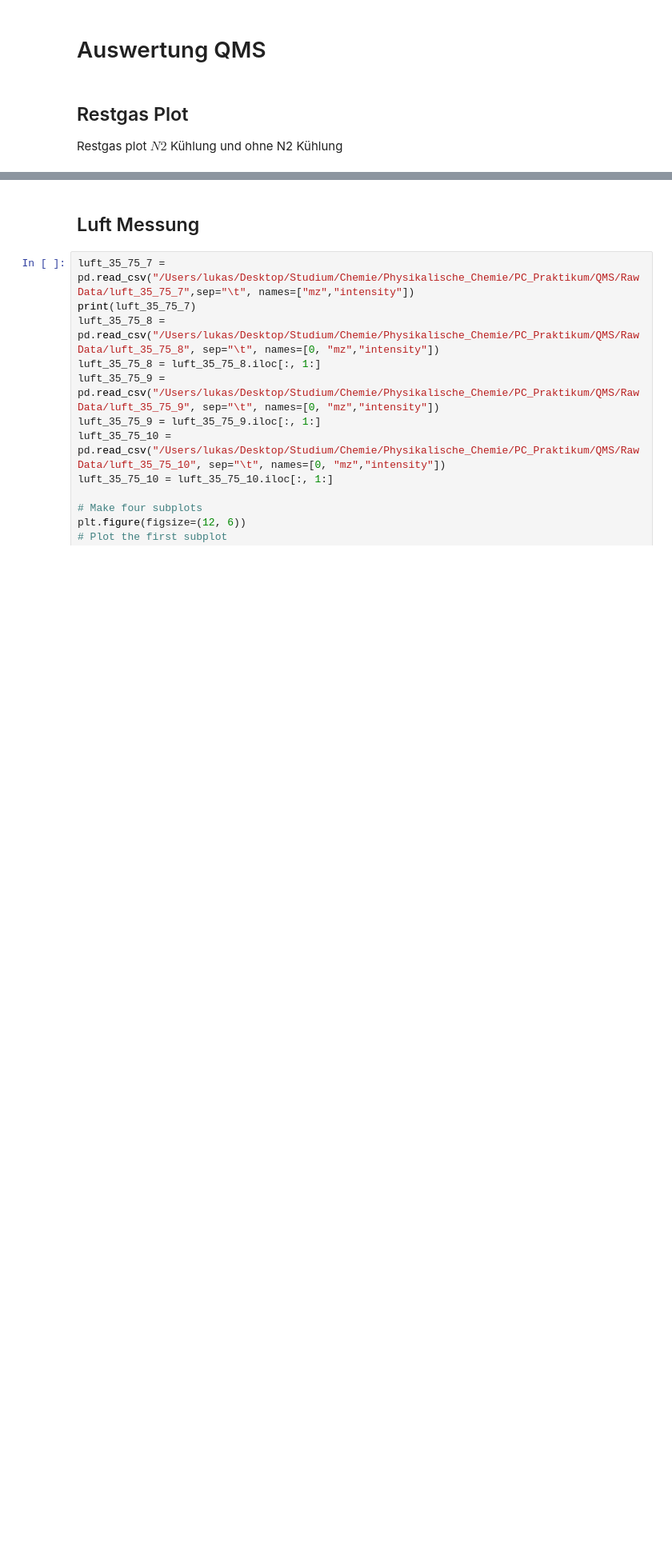
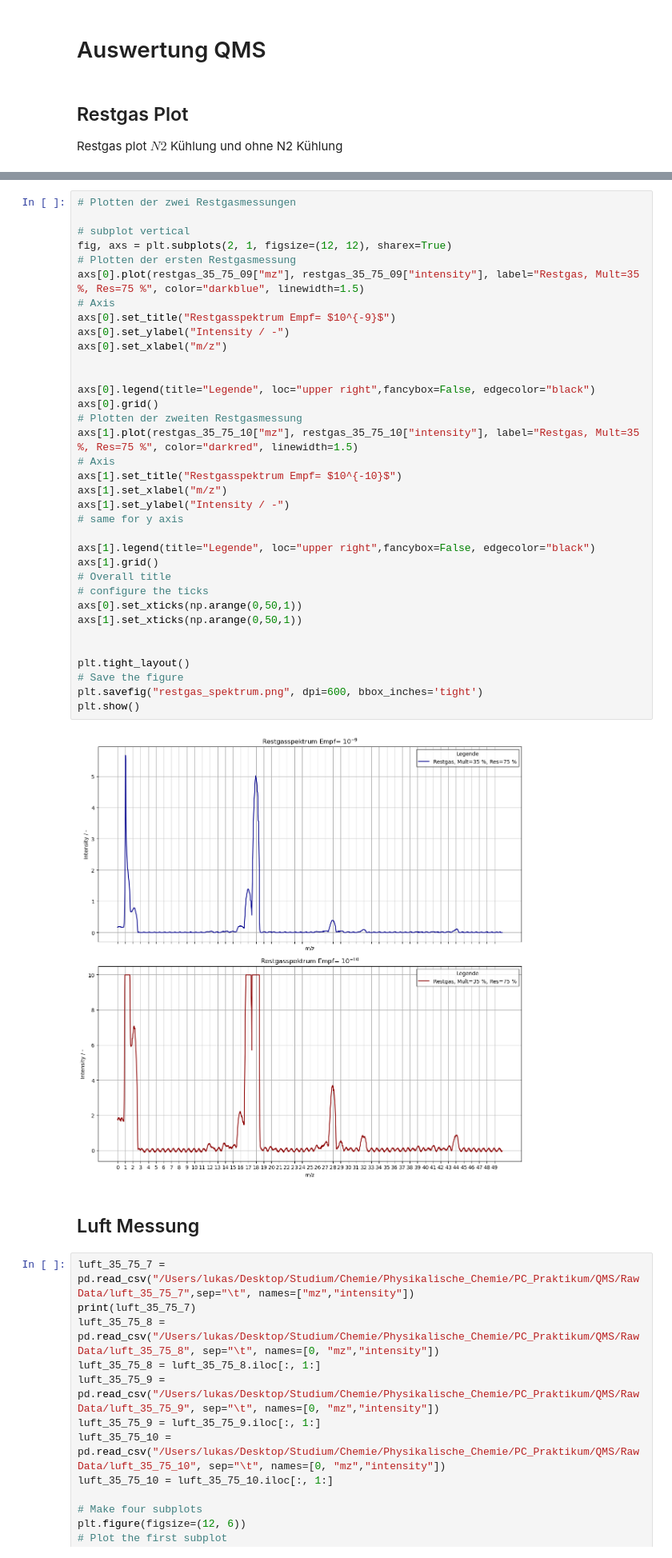
Before and after one commit to LukasMeinschad/Studium, a Jupyter notebook: Chemie/Physikalische_Chemie/PC_Praktikum/auswertung.ipynb, the cells around one changed output, grey strips where cells are left out. Shown at 80% size. Saved outputs shown, nothing was run; the diff lists cells and outputs as text; blank space fills up the shorter version.

```diff
--- a/Chemie/Physikalische_Chemie/PC_Praktikum/auswertung.ipynb
+++ b/Chemie/Physikalische_Chemie/PC_Praktikum/auswertung.ipynb
@@ -61,3 +60,40 @@ plt.show()
+# %%
+# Plotten der zwei Restgasmessungen
+
+# subplot vertical
+fig, axs = plt.subplots(2, 1, figsize=(12, 12), sharex=True)
+# Plotten der ersten Restgasmessung
+axs[0].plot(restgas_35_75_09["mz"], restgas_35_75_09["intensity"], label="Restgas, Mult=35 %, Res=75 %", color="darkblue", linewidth=1.5)
+# Axis
+axs[0].set_title("Restgasspektrum Empf= $10^{-9}$")
+axs[0].set_ylabel("Intensity / -")
+axs[0].set_xlabel("m/z")
+
+
+axs[0].legend(title="Legende", loc="upper right",fancybox=False, edgecolor="black")
+axs[0].grid()
+# Plotten der zweiten Restgasmessung
+axs[1].plot(restgas_35_75_10["mz"], restgas_35_75_10["intensity"], label="Restgas, Mult=35 %, Res=75 %", color="darkred", linewidth=1.5)
+# Axis
+axs[1].set_title("Restgasspektrum Empf= $10^{-10}$")
+axs[1].set_xlabel("m/z")
+axs[1].set_ylabel("Intensity / -")
+# same for y axis
+
+axs[1].legend(title="Legende", loc="upper right",fancybox=False, edgecolor="black")
+axs[1].grid()
+# Overall title
+# configure the ticks
+axs[0].set_xticks(np.arange(0,50,1))
+axs[1].set_xticks(np.arange(0,50,1))
+
+
+plt.tight_layout()
+# Save the figure
+plt.savefig("restgas_spektrum.png", dpi=600, bbox_inches='tight')
+plt.show()
+# %% [output]
+[figure, added]
 # %% [markdown]
 ## Luft Messung
 # %%
```
Also changed, not shown: parts of 14 cells of this notebook, 13 other files.
